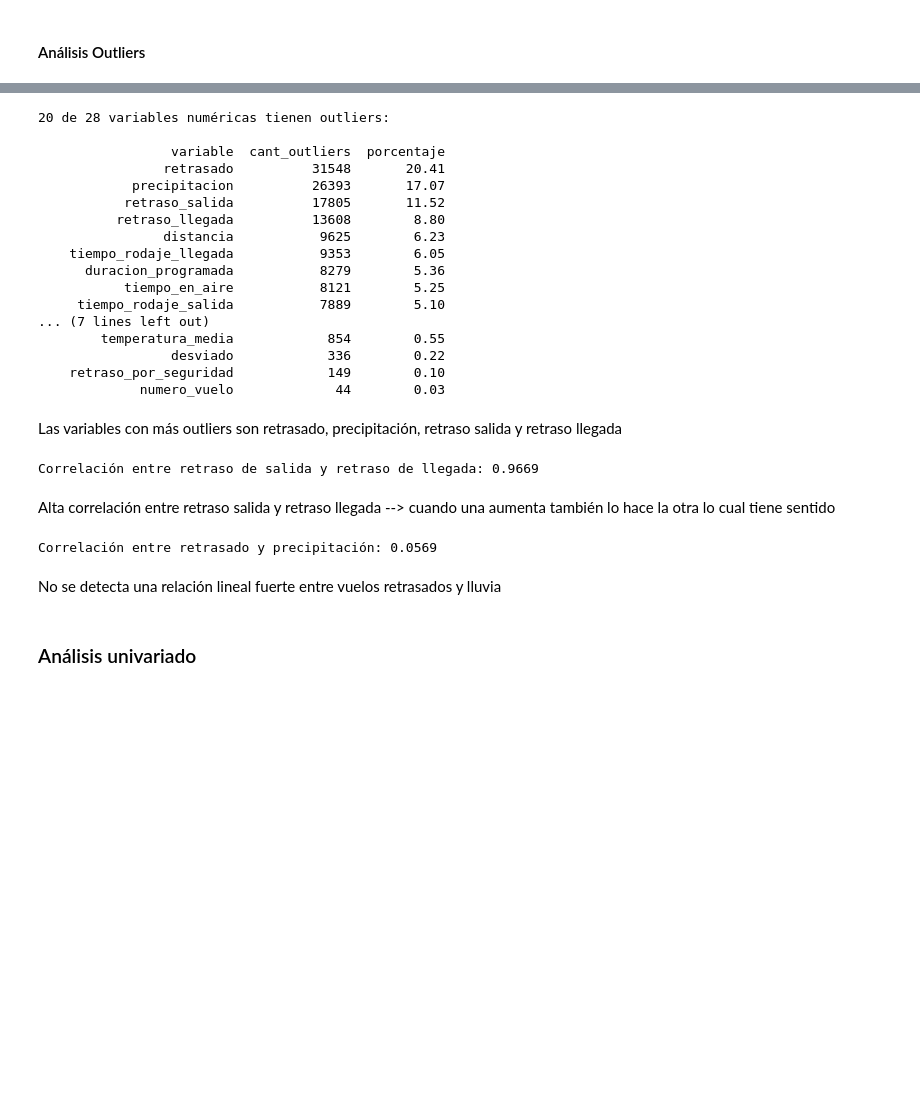
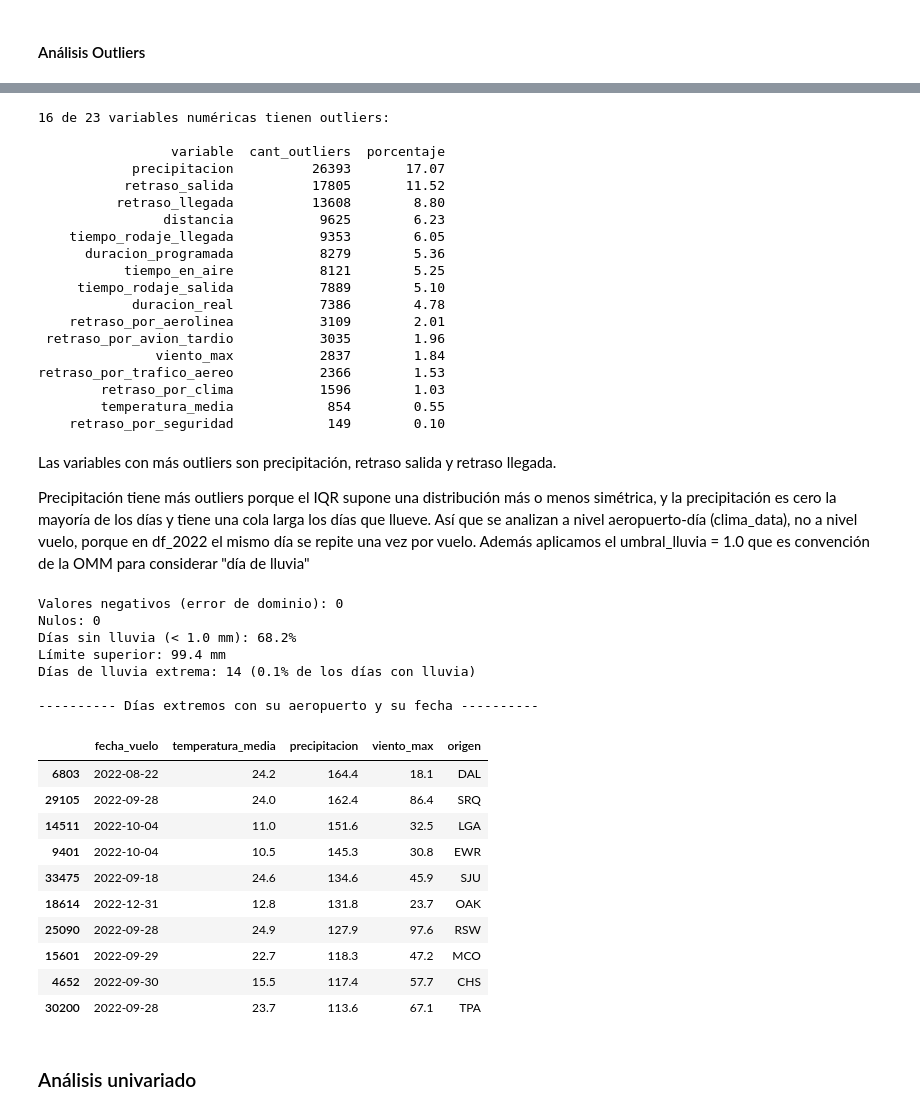
Before and after one commit to Guadacarro/TP_IA, a Jupyter notebook: tp.ipynb, the cells around one changed output, grey strips where cells are left out. Saved outputs shown, nothing was run; the diff lists cells and outputs as text; code cells hidden in the pictures; blank space fills up the shorter version.

```diff
--- a/tp.ipynb
+++ b/tp.ipynb
@@ -358,7 +420,7 @@ columnas_frame
 # %%
 # Detección de outliers por el método IQR
 resultados = []
-for col in numerical_columns:
+for col in num_cols:
     Q1 = df_2022[col].quantile(0.25)
     Q3 = df_2022[col].quantile(0.75)
     IQR = Q3 - Q1
@@ -376,13 +438,12 @@ outliers_resumen = (pd.DataFrame(resultados)
                       .sort_values('cant_outliers', ascending=False)
                       .reset_index(drop=True))
 
-print(f"{len(outliers_resumen)} de {len(numerical_columns)} variables numéricas tienen outliers:\n")
+print(f"{len(outliers_resumen)} de {len(num_cols)} variables numéricas tienen outliers:\n")
 print(outliers_resumen.to_string(index=False))
 # %% [output]
-20 de 28 variables numéricas tienen outliers:
+16 de 23 variables numéricas tienen outliers:
 
                  variable  cant_outliers  porcentaje
-                retrasado          31548       20.41
             precipitacion          26393       17.07
            retraso_salida          17805       11.52
           retraso_llegada          13608        8.80
@@ -391,29 +452,58 @@ print(outliers_resumen.to_string(index=False))
       duracion_programada           8279        5.36
            tiempo_en_aire           8121        5.25
      tiempo_rodaje_salida           7889        5.10
-... (7 lines left out)
+            duracion_real           7386        4.78
+    retraso_por_aerolinea           3109        2.01
+ retraso_por_avion_tardio           3035        1.96
+               viento_max           2837        1.84
+retraso_por_trafico_aereo           2366        1.53
+        retraso_por_clima           1596        1.03
         temperatura_media            854        0.55
-                 desviado            336        0.22
     retraso_por_seguridad            149        0.10
-             numero_vuelo             44        0.03
 # %% [markdown]
-Las variables con más outliers son retrasado, precipitación, retraso salida y retraso llegada
+Las variables con más outliers son precipitación, retraso salida y retraso llegada.
+
+Precipitación tiene más outliers porque el IQR supone una distribución más o menos simétrica, y la precipitación es cero la mayoría de los días y tiene una cola larga los días que llueve. Así que se analizan a nivel aeropuerto-día (clima_data), no a nivel vuelo, porque en df_2022 el mismo día se repite una vez por vuelo. Además aplicamos el umbral_lluvia = 1.0  que es convención de la OMM para considerar "día de lluvia"
-# %%
-# correlación retraso salida y retraso llegada
-correlation = df_2022['retraso_salida'].corr(df_2022['retraso_llegada'])
-print(f"Correlación entre retraso de salida y retraso de llegada: {correlation:.4f}")
-# %% [output]
-Correlación entre retraso de salida y retraso de llegada: 0.9669
-# %% [markdown]
-Alta correlación entre retraso salida y retraso llegada --> cuando una aumenta también lo hace la otra lo cual tiene sentido
-# %%
-# correlación retraso y precipitación
-correlation_precip = df_2022['retrasado'].corr(df_2022['precipitacion'])
-print(f"Correlación entre retrasado y precipitación: {correlation_precip:.4f}")
-# %% [output]
-Correlación entre retrasado y precipitación: 0.0569
-# %% [markdown]
-No se detecta una relación lineal fuerte entre vuelos retrasados y lluvia
+# %%
+# Outliers de precipitación
+umbral_lluvia = 1.0
+precip = clima_data['precipitacion']
+
+print(f"Valores negativos (error de dominio): {(precip < 0).sum()}")
+print(f"Nulos: {precip.isna().sum()}")
+print(f"Días sin lluvia (< {umbral_lluvia} mm): {(precip < umbral_lluvia).mean():.1%}")
+
+# IQR solo sobre los días con lluvia y en escala log (la cola es muy asimétrica)
+dias_lluvia = precip[precip >= umbral_lluvia]
+log_lluvia = np.log1p(dias_lluvia)
+q1, q3 = log_lluvia.quantile([0.25, 0.75])
+limite_superior = np.expm1(q3 + 1.5 * (q3 - q1))
+
+extremos = dias_lluvia[dias_lluvia > limite_superior]
+print(f"Límite superior: {limite_superior:.1f} mm")
+print(f"Días de lluvia extrema: {len(extremos)} ({len(extremos) / len(dias_lluvia):.1%} de los días con lluvia)")
+print("")
+print("---------- Días extremos con su aeropuerto y su fecha ----------")
+display(clima_data.loc[extremos.index].sort_values('precipitacion', ascending=False).head(10))
+# %% [output]
+Valores negativos (error de dominio): 0
+Nulos: 0
+Días sin lluvia (< 1.0 mm): 68.2%
+Límite superior: 99.4 mm
+Días de lluvia extrema: 14 (0.1% de los días con lluvia)
+
+---------- Días extremos con su aeropuerto y su fecha ----------
+|  | fecha_vuelo | temperatura_media | precipitacion | viento_max | origen |
+| 6803 | 2022-08-22 | 24.2 | 164.4 | 18.1 | DAL |
+| 29105 | 2022-09-28 | 24.0 | 162.4 | 86.4 | SRQ |
+| 14511 | 2022-10-04 | 11.0 | 151.6 | 32.5 | LGA |
+| 9401 | 2022-10-04 | 10.5 | 145.3 | 30.8 | EWR |
+| 33475 | 2022-09-18 | 24.6 | 134.6 | 45.9 | SJU |
+| 18614 | 2022-12-31 | 12.8 | 131.8 | 23.7 | OAK |
+| 25090 | 2022-09-28 | 24.9 | 127.9 | 97.6 | RSW |
+| 15601 | 2022-09-29 | 22.7 | 118.3 | 47.2 | MCO |
+| 4652 | 2022-09-30 | 15.5 | 117.4 | 57.7 | CHS |
+| 30200 | 2022-09-28 | 23.7 | 113.6 | 67.1 | TPA |
 # %% [markdown]
 ### Análisis univariado
 # %% [markdown]
```
Also changed, not shown: parts of 24 cells of this notebook.
